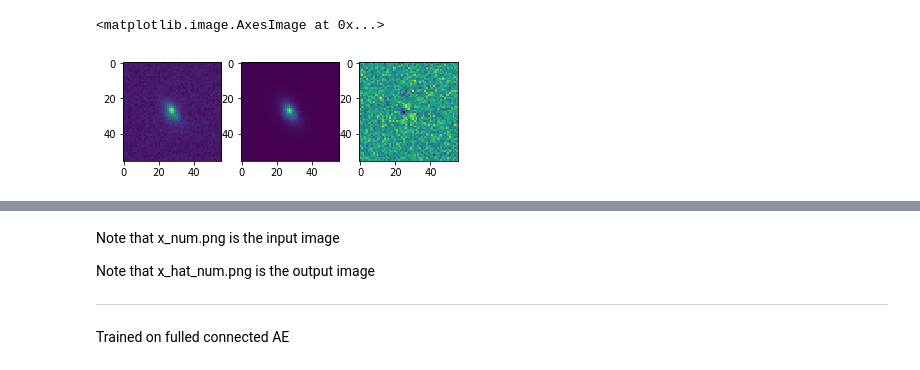
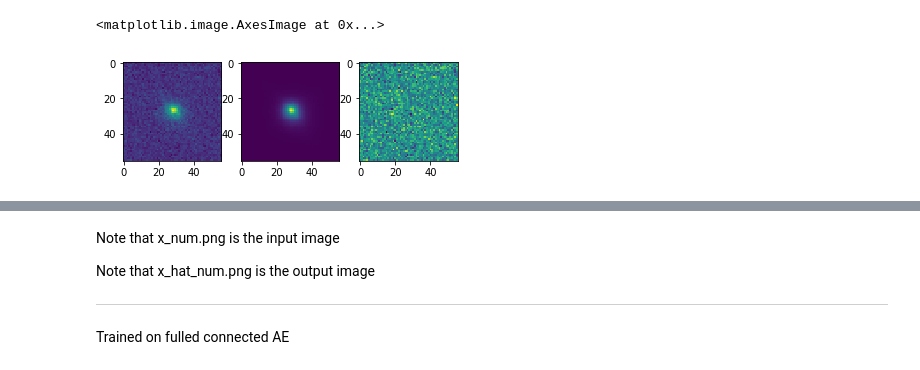
Before and after one commit to JunYinDM/GalaxyGenerativeModel, a Jupyter notebook: checkRes.ipynb, the cells around one changed output, grey strips where cells are left out. Cells and saved outputs as stored; diff of their text form; code cells hidden in the pictures.

```diff
--- a/checkRes.ipynb
+++ b/checkRes.ipynb
@@ -22,10 +102,10 @@ plt.imshow(a1-a2)
 # %%
 plt.subplot(1, 3, 1)
-a1=showres('gal_img/sc52_x_50.pt')
+a1=showres('gal_img/sc52_x_500.pt')
 plt.subplot(1, 3, 2)
-a2=showres('gal_img/sc52_x_hat_510.pt')
+a2=showres('gal_img/sc52_x_hat_500.pt')
 plt.subplot(1, 3, 3)
 plt.imshow(a1-a2)
 # %% [output]
 <matplotlib.image.AxesImage at 0x...>
-[figure, old version]
+[figure, new version]
```
Also changed, not shown: parts of 16 cells of this notebook, 1 other file.
